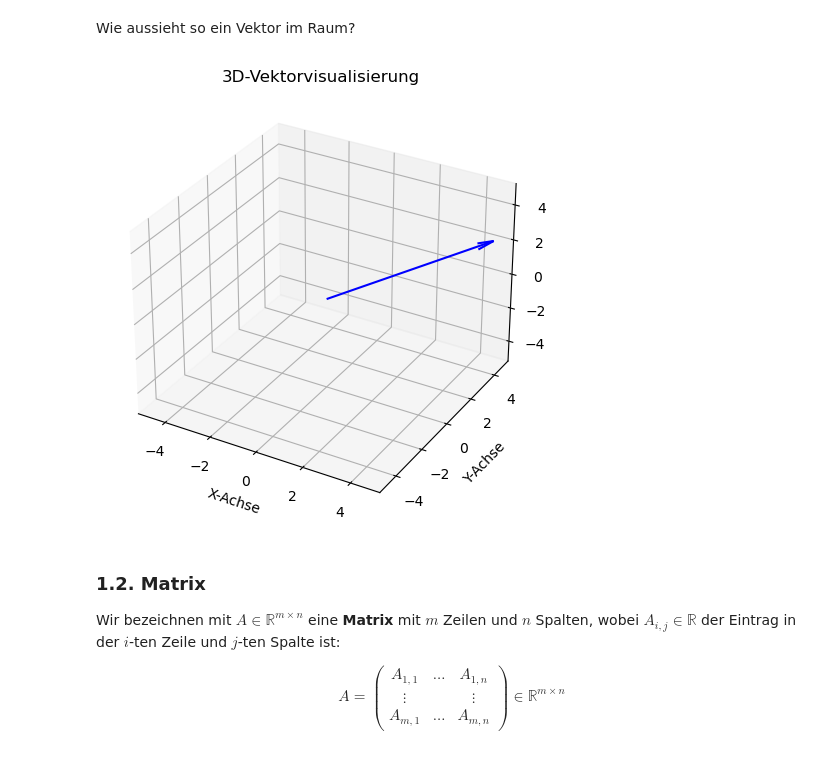
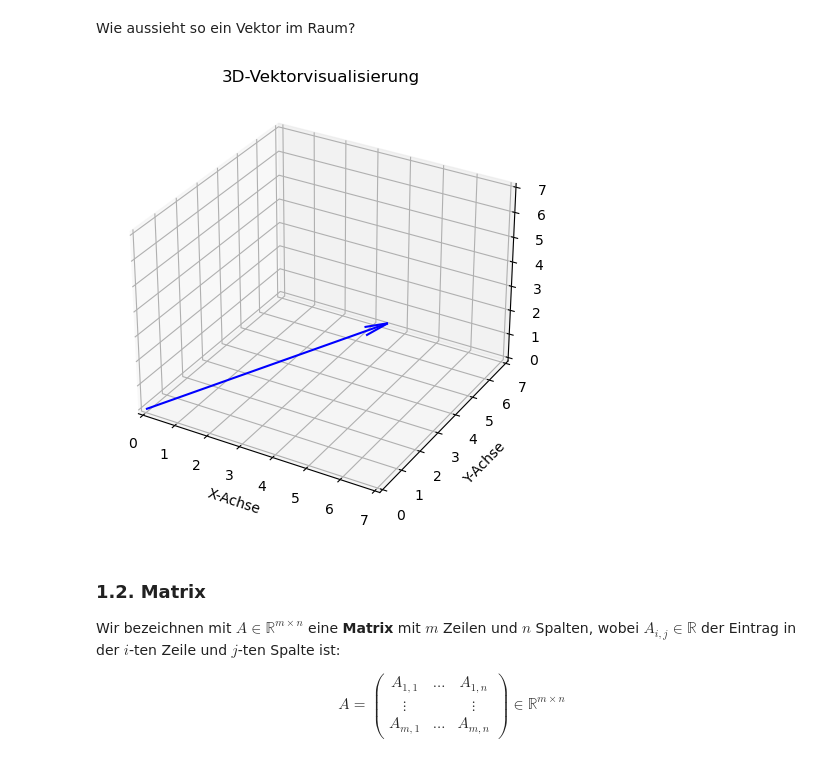
Before and after one commit to nguyenhongquy/nlp-intro, a Jupyter notebook: content/math_refresher.ipynb, the cells around one changed output. Cells and saved outputs as stored; diff of their text form; code cells hidden in the pictures.

```diff
--- a/content/math_refresher.ipynb
+++ b/content/math_refresher.ipynb
@@ -84,37 +84,37 @@ from mpl_toolkits.mplot3d import Axes3D
 fig = plt.figure()
 # Wir fügen dem Plot eine 3D-Achse hinzu
 ax = fig.add_subplot(projection="3d")
 
 # Wir zeichnen den Vektor als Pfeil (quiver), der bei (0,0,0) startet
 # und in Richtung (x[0], x[1], x[2]) zeigt
 origin = [0,0,0]
 ax.quiver(
     *origin,        # Startpunkt des Pfeils (Ursprung)
     *x,             # Zielrichtung des Pfeils (Vektorkomponenten)
     color="blue",   # Farbe des Pfeils
     arrow_length_ratio=0.1  # Verhältnis der Pfeilspitze zur Länge
     )
 
 # Achesenbeschriftungen und Bereich
-ax.set_xlim([-5,5])
-ax.set_ylim([-5,5])
-ax.set_zlim([-5,5])
+ax.set_xlim([0,max(x)+1])
+ax.set_ylim([0,max(x)+1])
+ax.set_zlim([0,max(x)+1])
 
 # Wir beschriften die Achsen mit Klartext
 ax.set_xlabel('X-Achse')
 ax.set_ylabel('Y-Achse')
 ax.set_zlabel('Z-Achse')
 
 # Wir geben dem Plot einen Titel
 ax.set_title('3D-Vektorvisualisierung')
 
 # Wir passen das Layout an, damit nichts abgeschnitten wird
 plt.tight_layout()
 
 # Wir zeigen den Plot an
 plt.show()
 # %% [output]
-[figure, old version]
+[figure, new version]
 # %% [markdown]
 ### 1.2. Matrix
 
```
Also changed, not shown: 1 other file.
